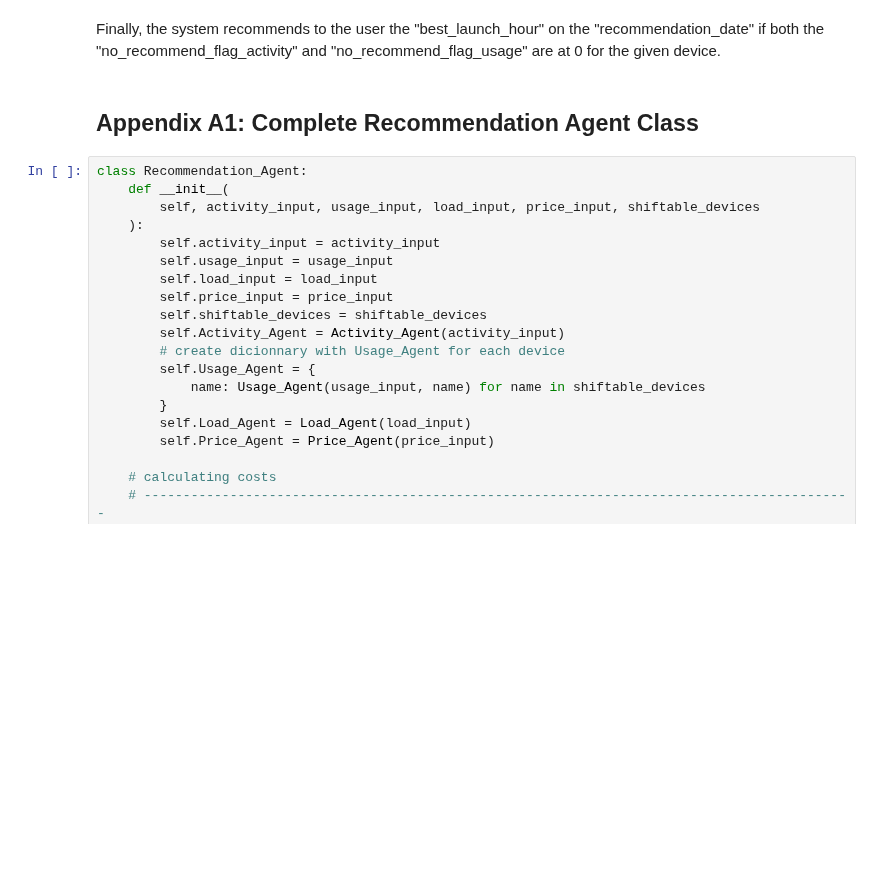
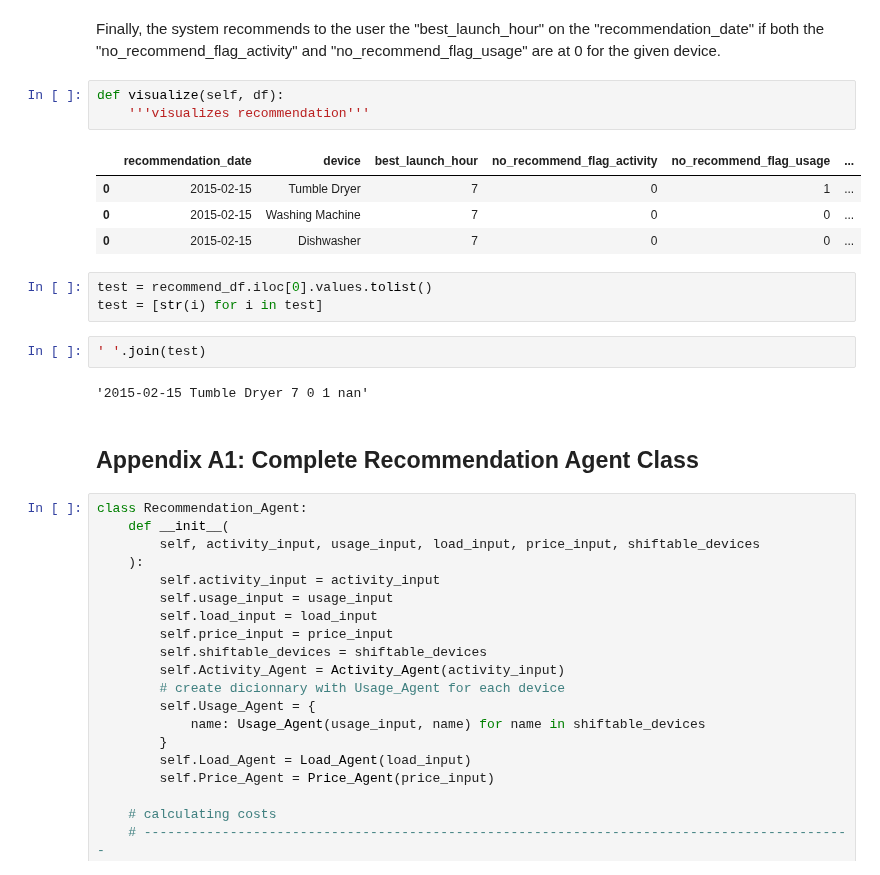
Before and after one commit to Janalytics94/xai_energy_efficient_smart_home, a Jupyter notebook: code/Recommendation_Agent.ipynb, the cells around one changed output. Drawn from its saved outputs; the diff is of its cells as text; blank space fills up the shorter version.

```diff
--- a/code/Recommendation_Agent.ipynb
+++ b/code/Recommendation_Agent.ipynb
@@ -385,5 +378,20 @@ recommend.pipeline(date = "2015-02-15", model_type= "logit", activity_prob_thres
 # %% [markdown]
 Finally, the system recommends to the user the "best_launch_hour" on the "recommendation_date" if both the "no_recommend_flag_activity" and "no_recommend_flag_usage" are at 0 for the given device.
+# %%
+def visualize(self, df):
+    '''visualizes recommendation'''
+# %% [output]
+|  | recommendation_date | device | best_launch_hour | no_recommend_flag_activity | no_recommend_flag_usage | ... |
+| 0 | 2015-02-15 | Tumble Dryer | 7 | 0 | 1 | ... |
+| 0 | 2015-02-15 | Washing Machine | 7 | 0 | 0 | ... |
+| 0 | 2015-02-15 | Dishwasher | 7 | 0 | 0 | ... |
+# %%
+test = recommend_df.iloc[0].values.tolist()
+test = [str(i) for i in test]
+# %%
+' '.join(test)
+# %% [output]
+'2015-02-15 Tumble Dryer 7 0 1 nan'
 # %% [markdown]
 ## **Appendix A1: Complete Recommendation Agent Class**
 # %%
```
Also changed, not shown: parts of 7 cells of this notebook, 3 other files.
